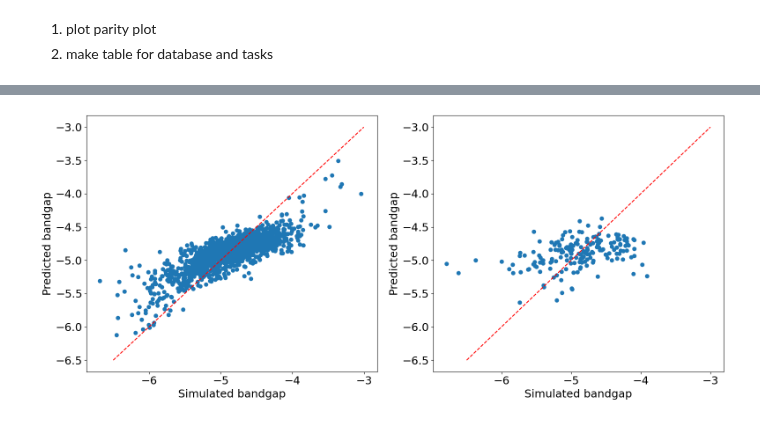
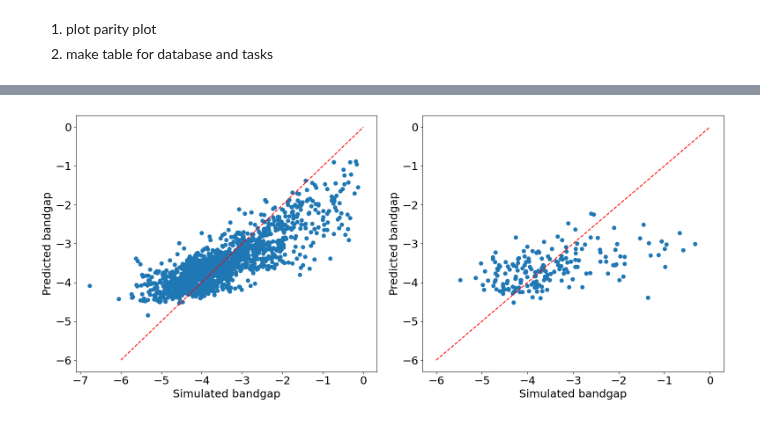
Before and after one commit to XiaoqZhang/mofgraph2vec, a Jupyter notebook: dev/doc2vec_regression.ipynb, the cells around one changed output, grey strips where cells are left out. Drawn from its saved outputs; the diff is of its cells as text; code cells hidden in the pictures.

```diff
--- a/dev/doc2vec_regression.ipynb
+++ b/dev/doc2vec_regression.ipynb
@@ -43,8 +53,8 @@ import matplotlib as mpl
 
 mpl.rcParams["font.size"] = 18
 # %%
-doc2vec_path = "offline-run-20230706_112700-krfvi5r4"
-xgboost_path = "offline-run-20230706_112700-krfvi5r4"
+doc2vec_path = "offline-run-20230706_111540-5qdpjzxq"
+xgboost_path = "offline-run-20230706_111540-5qdpjzxq"
 # %%
 config_qmof = {
         'pretraining': False,
@@ -64,7 +74,7 @@ config_qmof = {
 config_core = {
         'pretraining': False,
         'embedding_model_path': None,
-        'task': ['outputs.logKH_CH4'],
+        'task': ['outputs.logKH_CO2'],
         'MOF_id': 'info.name',
         'label_path': '../data/md-core.csv',
         'embedding_path': '../experiments/workflow/wandb/%s/tmp/embedding_dv.csv' %doc2vec_path,
@@ -95,24 +120,23 @@ test_true = test_ds.labels.numpy()
 # %%
 fig, ax = plt.subplots(1,2)
 fig.set_size_inches(16,7)
 
-min = -6.5
-max = -3
+min = -6
+max = 0
 
 ax[0].plot([min, max], [min, max], 'r--')
 ax[1].plot([min, max], [min, max], 'r--')
 ax[0].scatter(train_true, train_pred)
 ax[1].scatter(test_true, test_pred)
 
 
 ax[0].set_xlabel("Simulated bandgap")
 ax[1].set_xlabel("Simulated bandgap")
 ax[0].set_ylabel("Predicted bandgap")
 ax[1].set_ylabel("Predicted bandgap")
 fig.tight_layout()
-#fig.savefig("parity_plots/kh_ch4_tt_1.0.png", dpi=1200)
 # %% [output]
-[figure, old version]
+[figure, new version]
 # %%
 fig, ax = plt.subplots(1,1)
 fig.set_size_inches(7,7)
```
Also changed, not shown: parts of 4 cells of this notebook, 13 other files.
